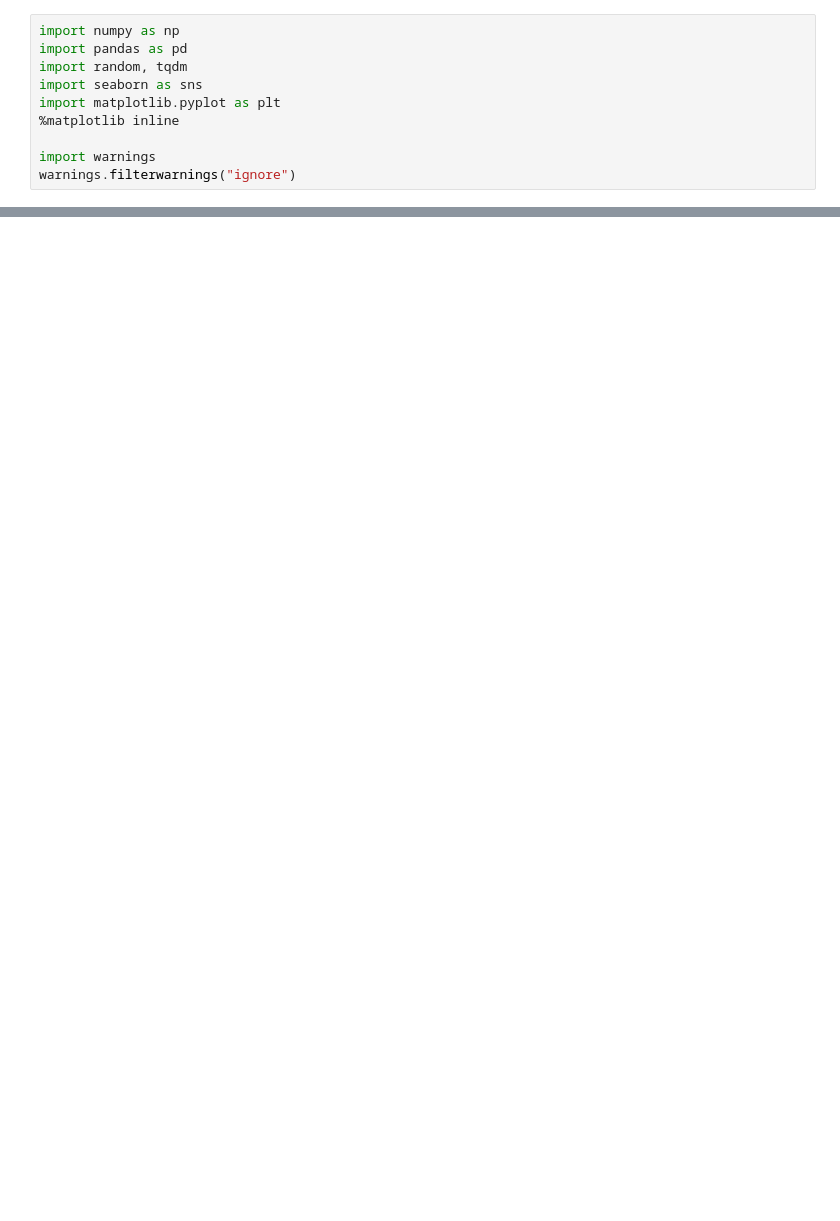
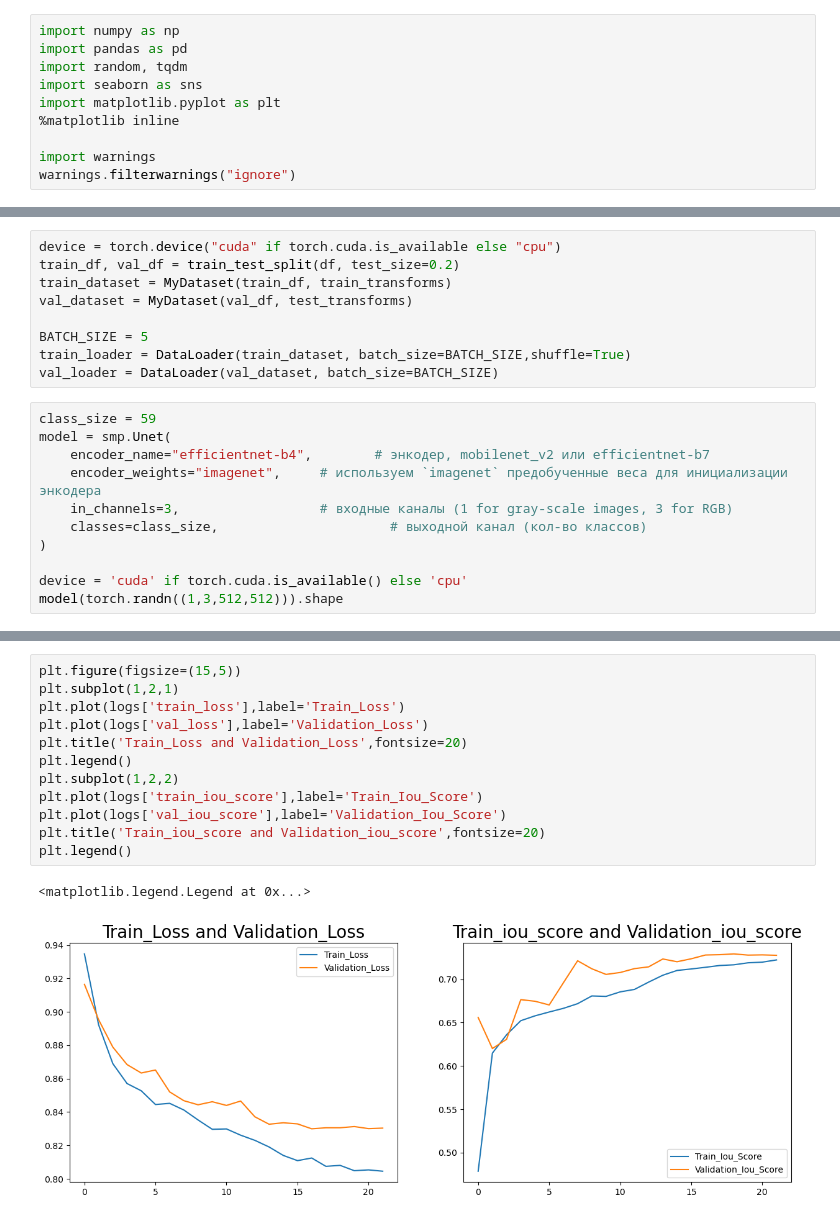
Before and after one commit to mosnazik/Neural-Network-algorithm, a Jupyter notebook: Задача 5.ipynb, the cells around one changed output, grey strips where cells are left out. Cells and saved outputs as stored; diff of their text form; blank space fills up the shorter version.

```diff
--- a/Задача 5.ipynb
+++ b/Задача 5.ipynb
@@ -42,0 +107,20 @@ pip install -q -U segmentation-models-pytorch albumentations > /dev/null
+# %%
+device = torch.device("cuda" if torch.cuda.is_available else "cpu")
+train_df, val_df = train_test_split(df, test_size=0.2)
+train_dataset = MyDataset(train_df, train_transforms)
+val_dataset = MyDataset(val_df, test_transforms)
+
+BATCH_SIZE = 5
+train_loader = DataLoader(train_dataset, batch_size=BATCH_SIZE,shuffle=True)
+val_loader = DataLoader(val_dataset, batch_size=BATCH_SIZE)
+# %%
+class_size = 59
+model = smp.Unet(
+    encoder_name="efficientnet-b4",        # энкодер, mobilenet_v2 или efficientnet-b7
+    encoder_weights="imagenet",     # используем `imagenet` предобученные веса для инициализации энкодера
+    in_channels=3,                  # входные каналы (1 for gray-scale images, 3 for RGB)
+    classes=class_size,                      # выходной канал (кол-во классов)
+)
+
+device = 'cuda' if torch.cuda.is_available() else 'cpu'
+model(torch.randn((1,3,512,512))).shape
@@ -42,0 +244,15 @@ pip install -q -U segmentation-models-pytorch albumentations > /dev/null
+# %%
+plt.figure(figsize=(15,5))
+plt.subplot(1,2,1)
+plt.plot(logs['train_loss'],label='Train_Loss')
+plt.plot(logs['val_loss'],label='Validation_Loss')
+plt.title('Train_Loss and Validation_Loss',fontsize=20)
+plt.legend()
+plt.subplot(1,2,2)
+plt.plot(logs['train_iou_score'],label='Train_Iou_Score')
+plt.plot(logs['val_iou_score'],label='Validation_Iou_Score')
+plt.title('Train_iou_score and Validation_iou_score',fontsize=20)
+plt.legend()
+# %% [output]
+<matplotlib.legend.Legend at 0x...>
+[figure, added]
```
Also changed, not shown: parts of 13 cells of this notebook.
